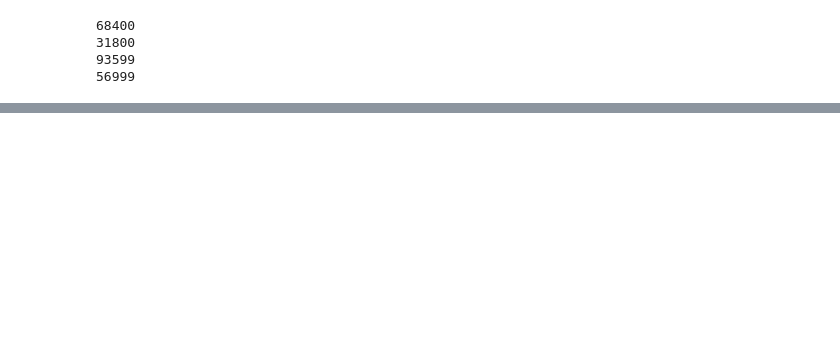
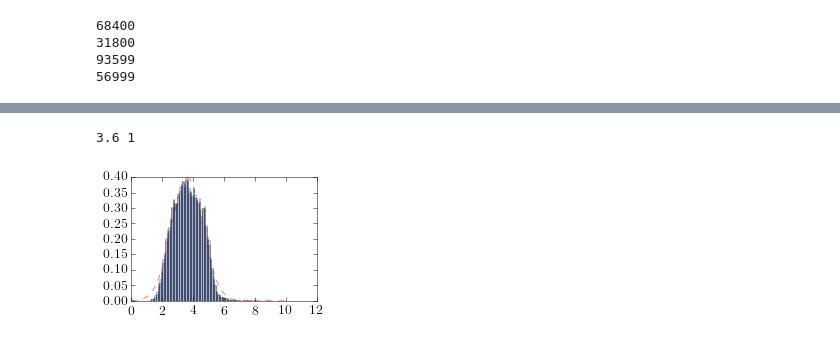
Before and after one commit to consensus-oracle/azure-measurements, a Jupyter notebook: basic-latency-measurements.ipynb, the cells around one changed output, grey strips where cells are left out. Saved outputs shown, nothing was run; the diff lists cells and outputs as text; code cells hidden in the pictures; blank space fills up the shorter version.

```diff
--- a/basic-latency-measurements.ipynb
+++ b/basic-latency-measurements.ipynb
@@ -175,0 +271,15 @@ range(0, 64199, 3600)
+# %%
+# histo
+
+n, bins, patches = plt.hist(latency_all, 101,range=[0,10],facecolor='green', normed=1, alpha=0.2)
+n, bins, patches = plt.hist(latency_m1, 101,range=[0,10],facecolor='blue', normed=1, alpha=0.2)
+
+mu=3.6
+sigma=1
+y = mlab.normpdf(bins, mu, sigma)
+plt.plot(bins, y, 'r--')
+
+print(mu,sigma)
+# %% [output]
+3.6 1
+[figure, added]
```
Also changed, not shown: parts of 10 cells of this notebook.
